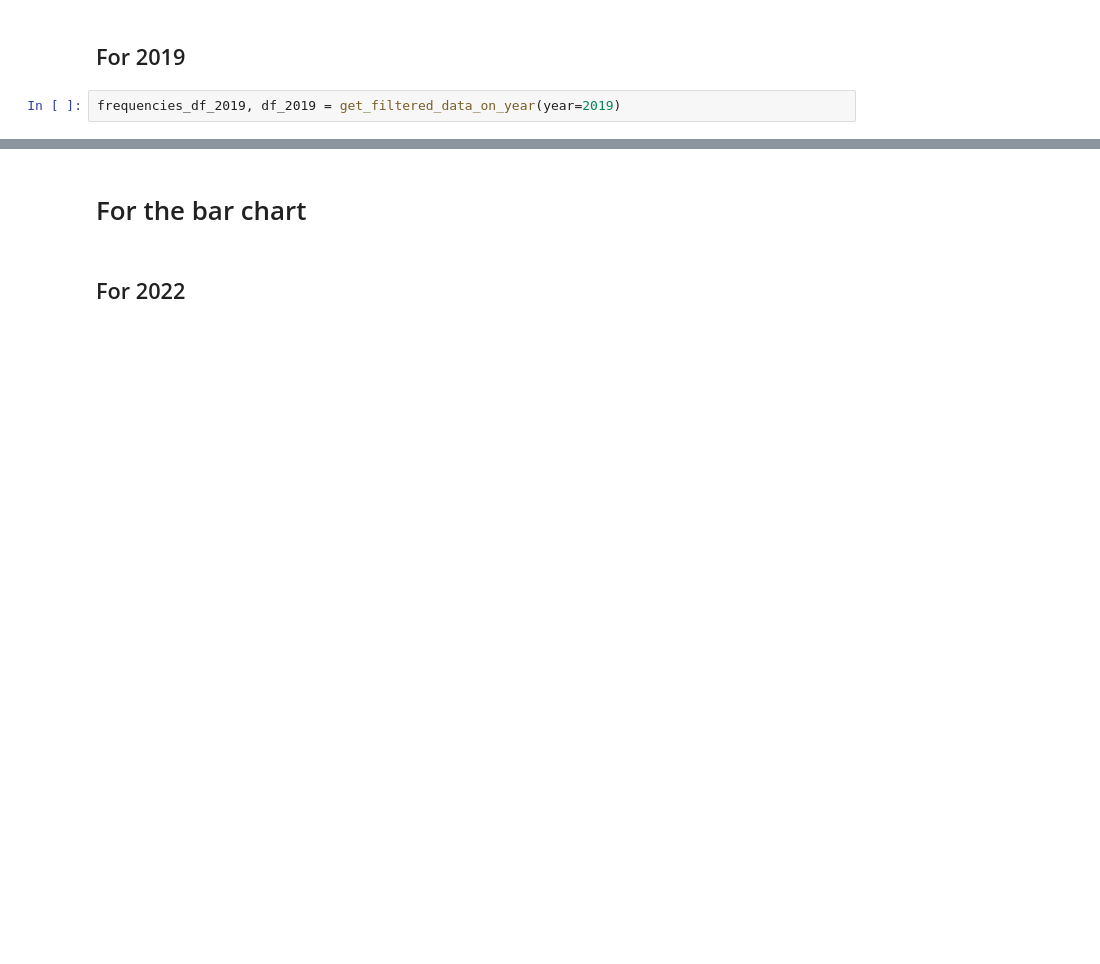
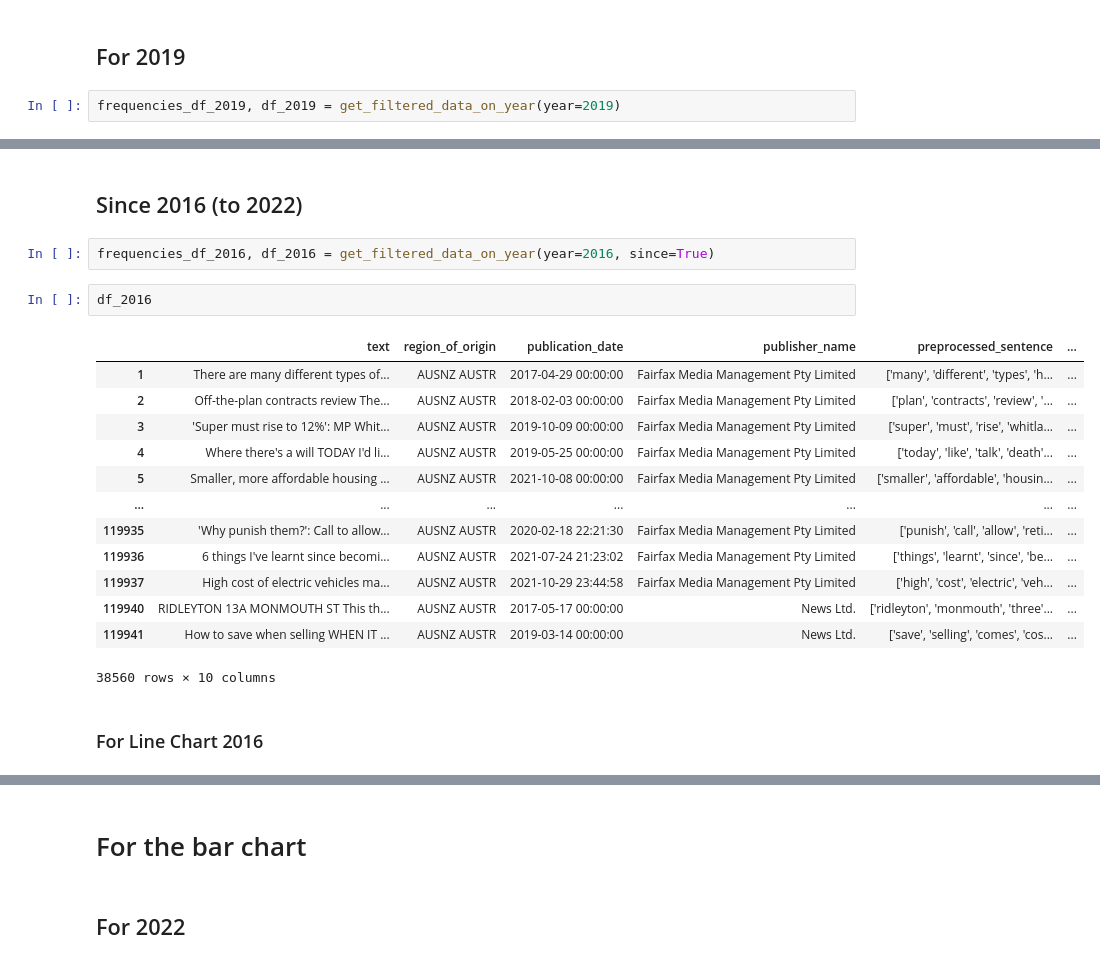
Before and after one commit to sairamdgitte/election-vis-fwb, a Jupyter notebook: election-data.ipynb, the cells around one changed output, grey strips where cells are left out. Drawn from its saved outputs; the diff is of its cells as text; blank space fills up the shorter version.

```diff
--- a/election-data.ipynb
+++ b/election-data.ipynb
@@ -59,0 +156,22 @@ get_json_data(frequencies_df_2019)
+# %% [markdown]
+## Since 2016 (to 2022)
+# %%
+frequencies_df_2016, df_2016 = get_filtered_data_on_year(year=2016, since=True)
+# %%
+df_2016
+# %% [output]
+|  | text | region_of_origin | publication_date | publisher_name | preprocessed_sentence | ... |
+| 1 | There are many different types of... | AUSNZ AUSTR | 2017-04-29 00:00:00 | Fairfax Media Management Pty Limited | ['many', 'different', 'types', 'h... | ... |
+| 2 | Off-the-plan contracts review The... | AUSNZ AUSTR | 2018-02-03 00:00:00 | Fairfax Media Management Pty Limited | ['plan', 'contracts', 'review', '... | ... |
+| 3 | 'Super must rise to 12%': MP Whit... | AUSNZ AUSTR | 2019-10-09 00:00:00 | Fairfax Media Management Pty Limited | ['super', 'must', 'rise', 'whitla... | ... |
+| 4 | Where there's a will TODAY I'd li... | AUSNZ AUSTR | 2019-05-25 00:00:00 | Fairfax Media Management Pty Limited | ['today', 'like', 'talk', 'death'... | ... |
+| 5 | Smaller, more affordable housing ... | AUSNZ AUSTR | 2021-10-08 00:00:00 | Fairfax Media Management Pty Limited | ['smaller', 'affordable', 'housin... | ... |
+| ... | ... | ... | ... | ... | ... | ... |
+| 119935 | 'Why punish them?': Call to allow... | AUSNZ AUSTR | 2020-02-18 22:21:30 | Fairfax Media Management Pty Limited | ['punish', 'call', 'allow', 'reti... | ... |
+| 119936 | 6 things I've learnt since becomi... | AUSNZ AUSTR | 2021-07-24 21:23:02 | Fairfax Media Management Pty Limited | ['things', 'learnt', 'since', 'be... | ... |
+| 119937 | High cost of electric vehicles ma... | AUSNZ AUSTR | 2021-10-29 23:44:58 | Fairfax Media Management Pty Limited | ['high', 'cost', 'electric', 'veh... | ... |
+| 119940 | RIDLEYTON 13A MONMOUTH ST This th... | AUSNZ AUSTR | 2017-05-17 00:00:00 | News Ltd. | ['ridleyton', 'monmouth', 'three'... | ... |
+| 119941 | How to save when selling WHEN IT ... | AUSNZ AUSTR | 2019-03-14 00:00:00 | News Ltd. | ['save', 'selling', 'comes', 'cos... | ... |
+38560 rows × 10 columns
+# %% [markdown]
+### For Line Chart 2016
```
Also changed, not shown: parts of 22 cells of this notebook, 2 other files.
